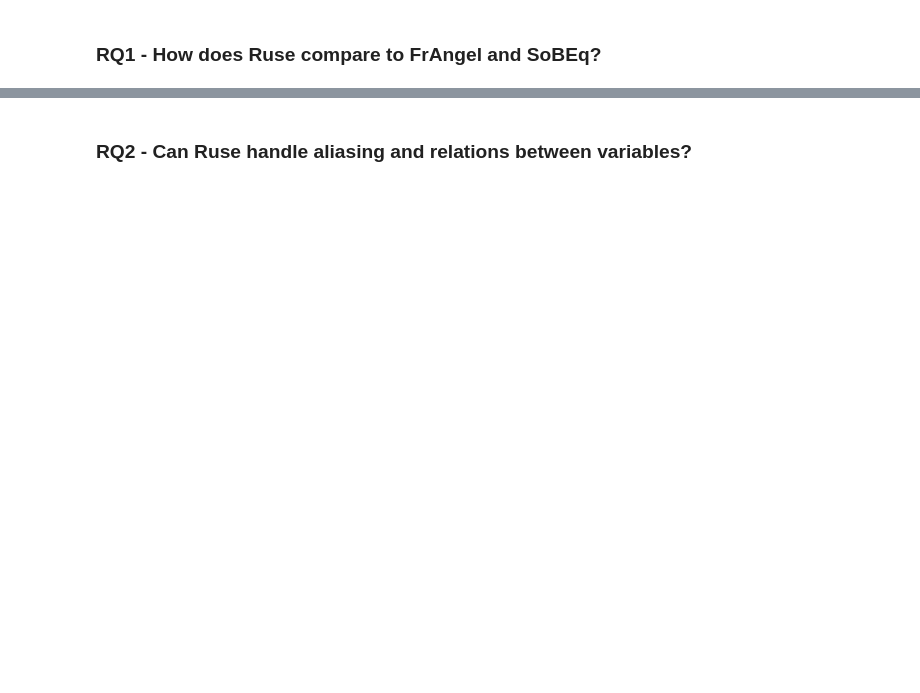
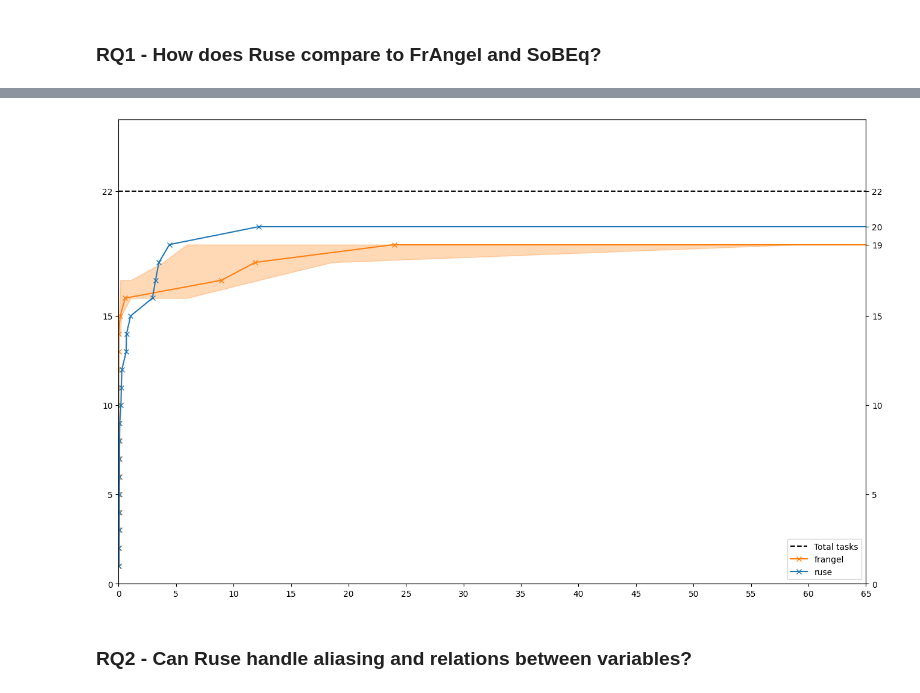
Before and after one commit to DaAnIV/Ruse, a Jupyter notebook: experiments/experiments.ipynb, the cells around one changed output, grey strips where cells are left out. Cells and saved outputs as stored; diff of their text form; code cells hidden in the pictures; blank space fills up the shorter version.

```diff
--- a/experiments/experiments.ipynb
+++ b/experiments/experiments.ipynb
@@ -397,14 +538,16 @@ plt.savefig("results/figures/primitive_solved_tasks_cutoff.png")
 # %%
 oop_solved_tasks = {"frangel": frangel_oop_solved_tasks,
                     "ruse": ruse_full_oop_solved_tasks}
-total_tasks = len(ruse_full_oop_tasks)
+total_oop_tasks = len(ruse_full_oop_tasks)
 
-plot_comparison(oop_solved_tasks, colors, total_tasks,
-                y=((np.arange(0, 20, 5).tolist() + [total_tasks]), 25),
-                x_groups=[(0, 10, np.arange(0, 10))],
+plot_comparison(oop_solved_tasks, colors, total_oop_tasks,
+                y=((np.arange(0, 20, 5).tolist() + [total_oop_tasks]), 26),
+                x_groups=[(0, 65, np.arange(0, 66, 5))],
                 figsize=(16, 10))
 
 plt.savefig("results/figures/oop_solved_tasks.png")
+# %% [output]
+[figure, added]
 # %% [markdown]
 ### RQ2 - Can <span style="font-variant:small-caps;">Ruse</span> handle aliasing and relations between variables?
 # %%
```
Also changed, not shown: parts of 19 cells of this notebook.
